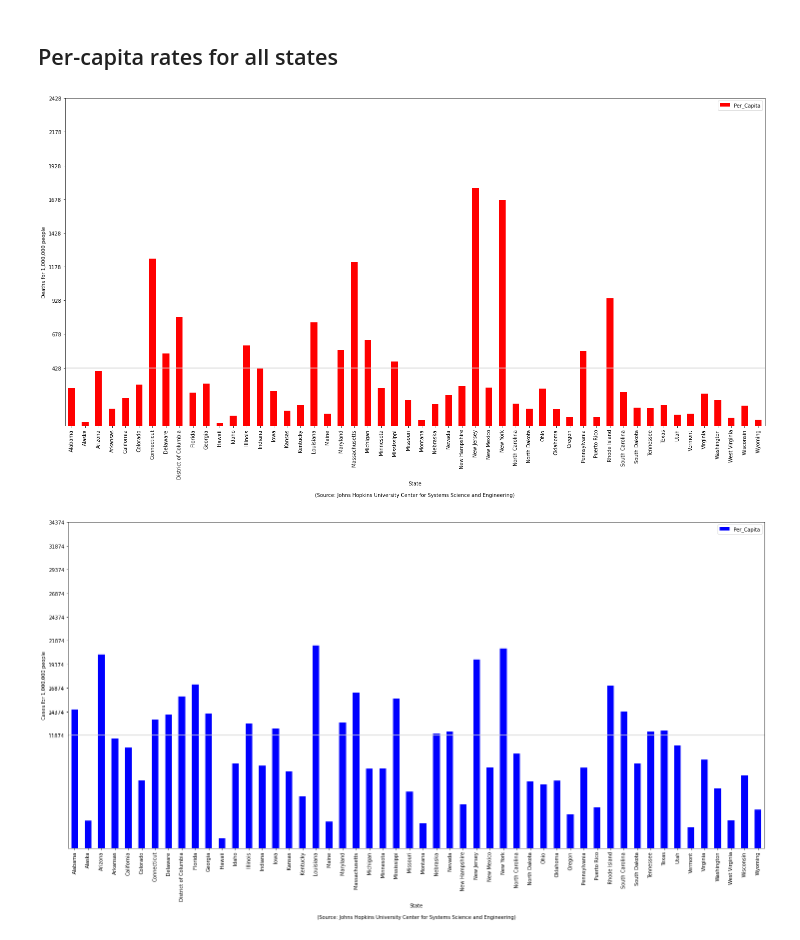
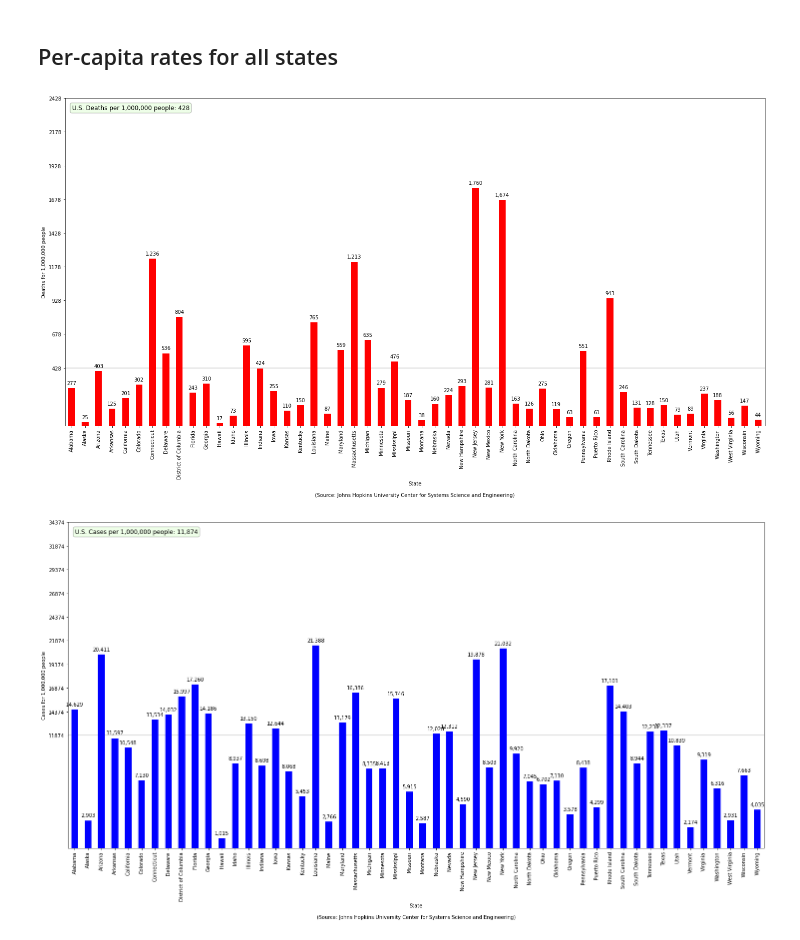
Before and after one commit to bmc/covid19, a Jupyter notebook: johns-hopkins.ipynb, the cells around one changed output. Drawn from its saved outputs; the diff is of its cells as text; code cells hidden in the pictures.

Commit message:
Added annotations to bar charts

```diff
--- a/johns-hopkins.ipynb
+++ b/johns-hopkins.ipynb
@@ -643,12 +643,29 @@ plot_states(df, s_sw_plus_pa, per_n=100_000, populations=populations, metric=Met
 # %% [markdown]
 ## Per-capita rates for all states
 # %%
-def plot_states_per_capita(df, populations, metric=MetricType.DEATHS, figsize=(25, 12), show_us_per_capita=True):
+def plot_states_per_capita(df, populations, metric=MetricType.DEATHS,
+                           figsize=(25, 12), show_us_per_capita=True,
+                           per_n=1_000_000):
+    """
+    Plot a per-capita bar chart comparing all states, for a particular
+    metric.
+
+    Parameters:
+
+    df                 - The Pandas DataFrame with the data.
+    populations        - The loaded dictionary of populations.
+    metric             - The metric to graph. Defaults to MetricType.DEATHS
+    figsize            - The graph size. Defaults to 25x12
+    show_us_per_capita - If True, show a line for the overall US per
+                         capita value.
+    per_n              - The per-capita factor. Must be 1,000 or larger.
+    """
     fig, ax = p.subplots(figsize=figsize)
     metric_col = METRIC_COLUMNS[metric]
     color = METRIC_COLORS[metric]
     label = METRIC_LABELS[metric]
-    per_n = 1_000_000
+
+    assert per_n >= 1_000
 
     states = set(populations.keys()) - {'United States'}
     df_states = df.loc[df.Province_State.isin(states)].sort_values(by=['Date'], inplace=False)
@@ -662,9 +679,12 @@ def plot_states_per_capita(df, populations, metric=MetricType.DEATHS, figsize=(2
     )
 
     df_grouped = df_states[['Province_State', 'Per_Capita']].groupby(['Province_State']).max()
-    df_grouped.plot.bar(ax=ax, color=color)
+
+    # We're using zorder here to ensure that the horizontal line showing the
+    # US per capita value shows up behind the bars.
+    df_grouped.plot.bar(ax=ax, color=color, zorder=2, legend=False)
     if show_us_per_capita:
-        ax.axhline(us_per_capita, color="lightgray")
+        ax.axhline(us_per_capita, color="lightgray", zorder=1)
         ax.set_yticks(ax.get_yticks() + [us_per_capita])
 
     # Set the X and Y axis labels. Add the credit below the X label,
@@ -675,12 +695,25 @@ def plot_states_per_capita(df, populations, metric=MetricType.DEATHS, figsize=(2
     ax.set_xlabel(xlabel)
     ax.set_ylabel(f"{label} for {per_n:,} people")
 
+    # See https://stackoverflow.com/a/25449186
+    # (specifically, the first comment.)
+    for patch in ax.patches:
+        val = f"{round(int(patch.get_height())):,}"
+        x = patch.get_x() + (patch.get_width() / 2)
+        y = patch.get_height()
+        ax.annotate(val, (x, y), ha='center', va='center', xytext=(0, 10),
+                    textcoords='offset points', zorder=2)
+
+    if show_us_per_capita:
+        text = f"U.S. {label} per {per_n:,} people: {us_per_capita:,}"
+        textbox(ax, 0.01, 0.98, text)
+
     return (fig, ax)
 # %%
-plot_states_per_capita(df, populations);
+fig, ax = plot_states_per_capita(df, populations);
 # %% [output]
-[figure, old version]
+[figure, new version]
 # %%
 plot_states_per_capita(df, populations, metric=MetricType.CASES);
 # %% [output]
-[figure, old version]
+[figure, new version]
```
Also changed, not shown: 1 other file.
